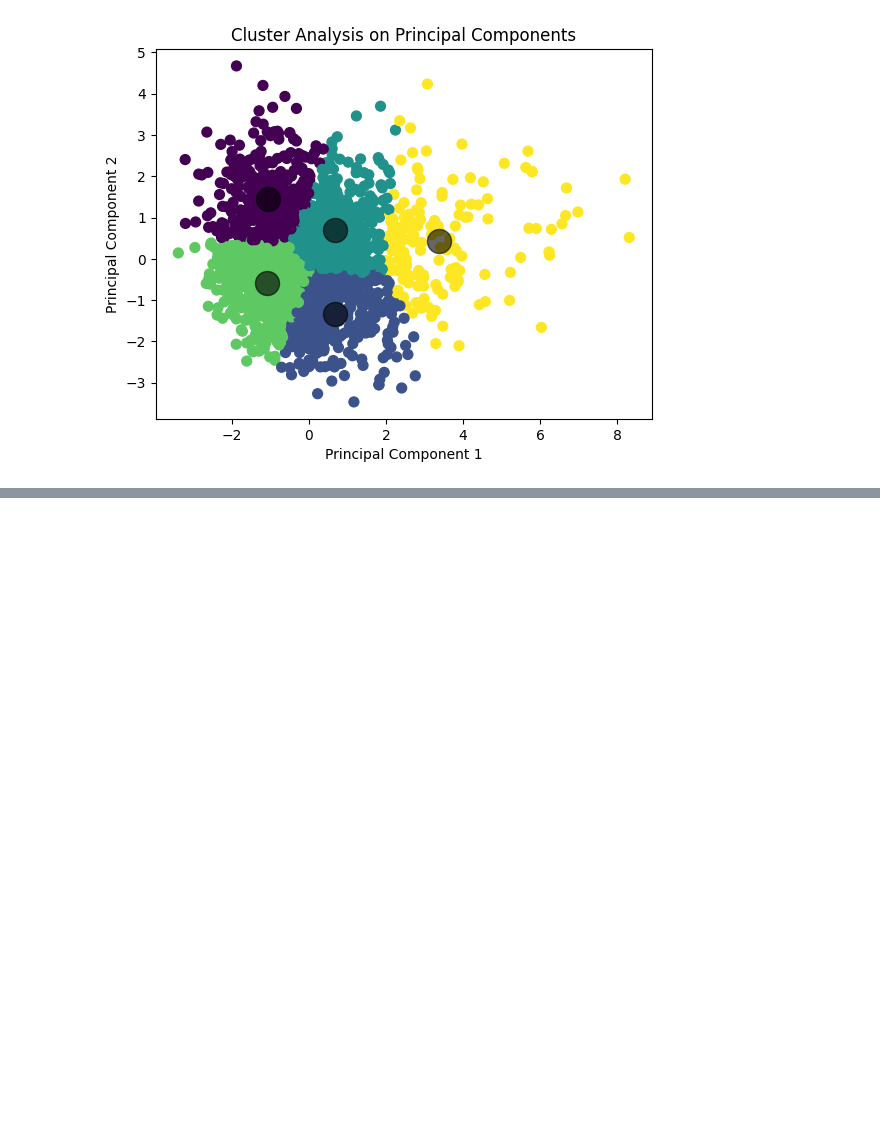
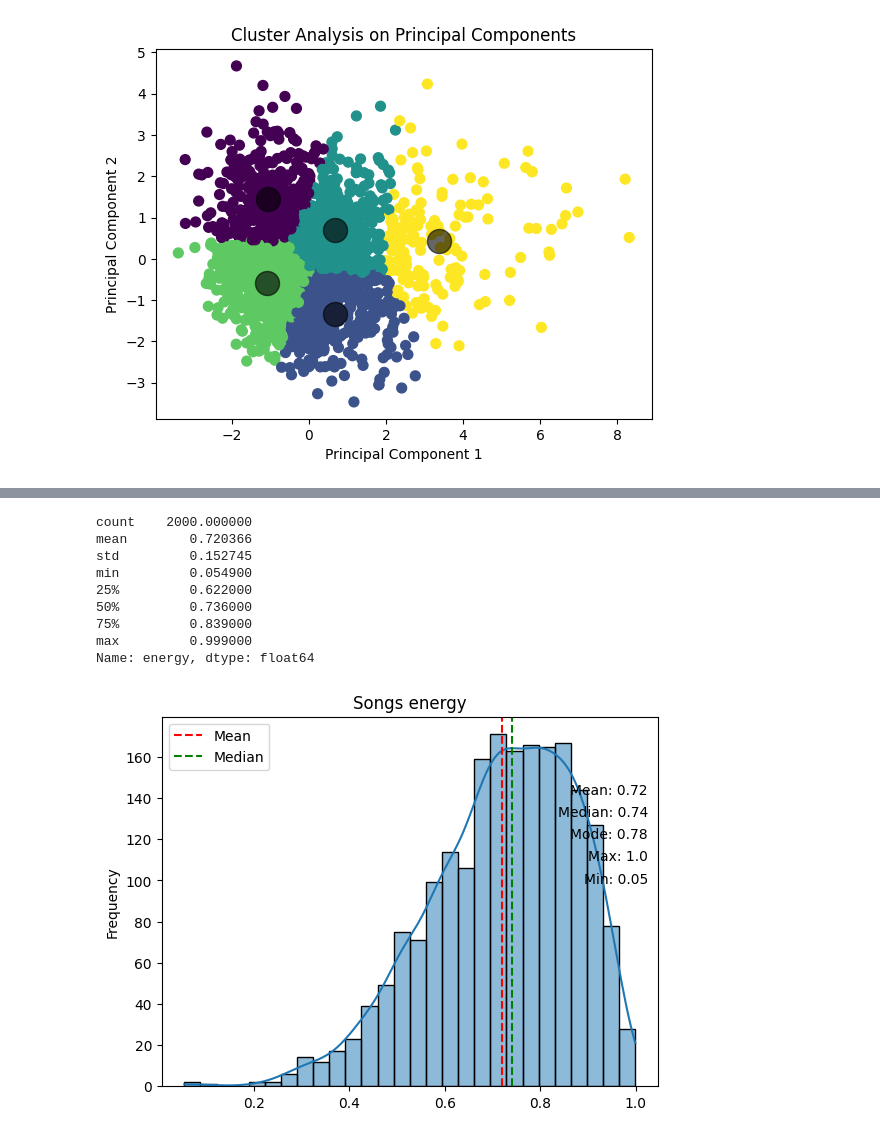
Before and after one commit to estebandonis/Proyecto1-MineriadeDatos, a Jupyter notebook: proyecto1.ipynb, the cells around one changed output, grey strips where cells are left out. Saved outputs shown, nothing was run; the diff lists cells and outputs as text; code cells hidden in the pictures; blank space fills up the shorter version.

```diff
--- a/proyecto1.ipynb
+++ b/proyecto1.ipynb
@@ -186,0 +265,15 @@ plt.show()
+# %%
+songsEnergy = songs_df['energy'][~np.isnan(songs_df['energy'])]
+graphNumericDistribution(songsEnergy, 'Songs energy', '', 'Frequency')
+print(songsEnergy.describe())
+# %% [output]
+count    2000.000000
+mean        0.720366
+std         0.152745
+min         0.054900
+25%         0.622000
+50%         0.736000
+75%         0.839000
+max         0.999000
+Name: energy, dtype: float64
+[figure, added]
```
Also changed, not shown: parts of 6 cells of this notebook.
